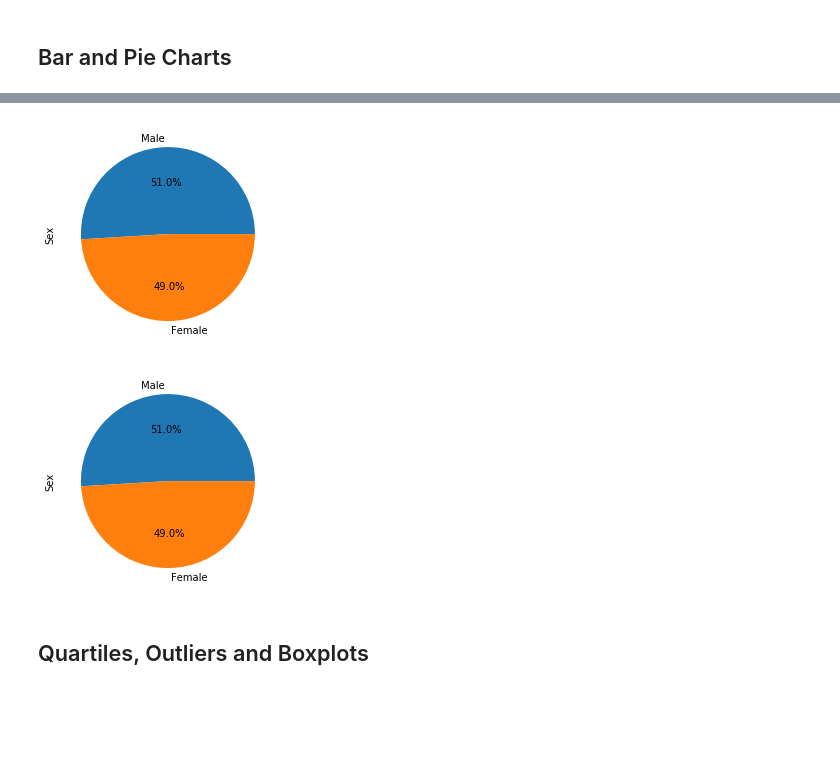
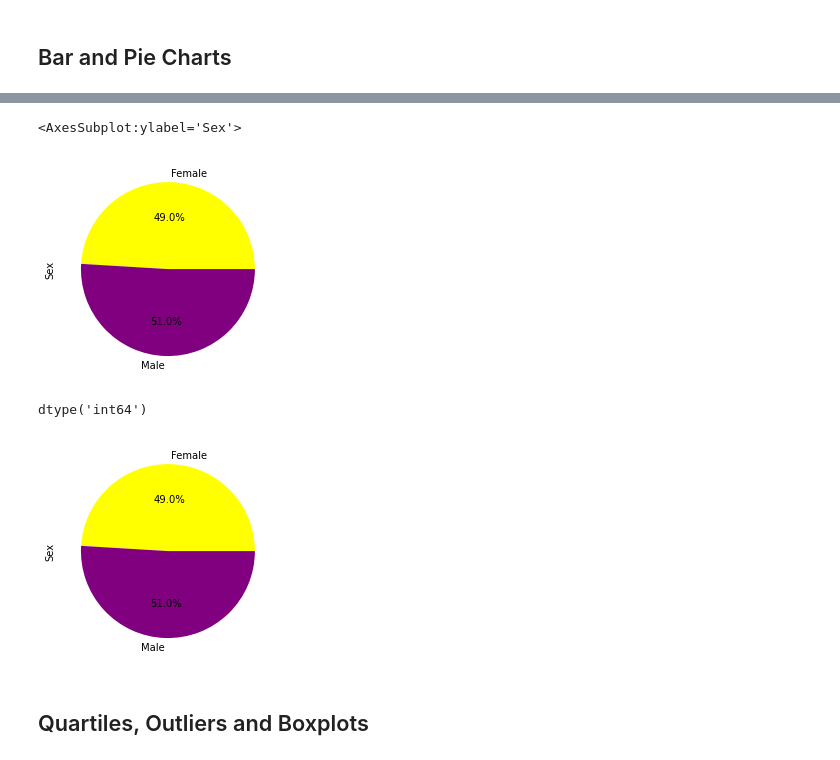
Before and after one commit to geyo/matplotlib-challenge, a Jupyter notebook: Pymaceuticals/pymaceuticals.ipynb, the cells around one changed output, grey strips where cells are left out. Drawn from its saved outputs; the diff is of its cells as text; code cells hidden in the pictures; blank space fills up the shorter version.

```diff
--- a/Pymaceuticals/pymaceuticals.ipynb
+++ b/Pymaceuticals/pymaceuticals.ipynb
@@ -155,11 +181,22 @@ other_regimen_stats
 # %%
 # Generate a pie plot showing the distribution of female versus male mice using Pandas
+colors=["Yellow", "Purple"]
+sizes = cleaned_mouse_results.groupby(["Sex"])["Mouse ID"].count()
+sizes.plot(kind="pie", ylabel = "Sex", autopct="%1.1f%%", colors=colors)
 # %% [output]
+<AxesSubplot:ylabel='Sex'>
-[figure, old version]
+[figure, new version]
 # %%
 # Generate a pie plot showing the distribution of female versus male mice using pyplot
+sizes = cleaned_mouse_results.groupby(["Sex"])["Mouse ID"].count()
+gender = sizes.index
+
+plt.pie(sizes, labels=gender, autopct="%1.1f%%", colors=colors)
+plt.ylabel("Sex")
+sizes.dtypes
 # %% [output]
+dtype('int64')
-[figure, old version]
+[figure, new version]
 # %% [markdown]
 ## Quartiles, Outliers and Boxplots
 # %%
```
Also changed, not shown: parts of 3 cells of this notebook.
